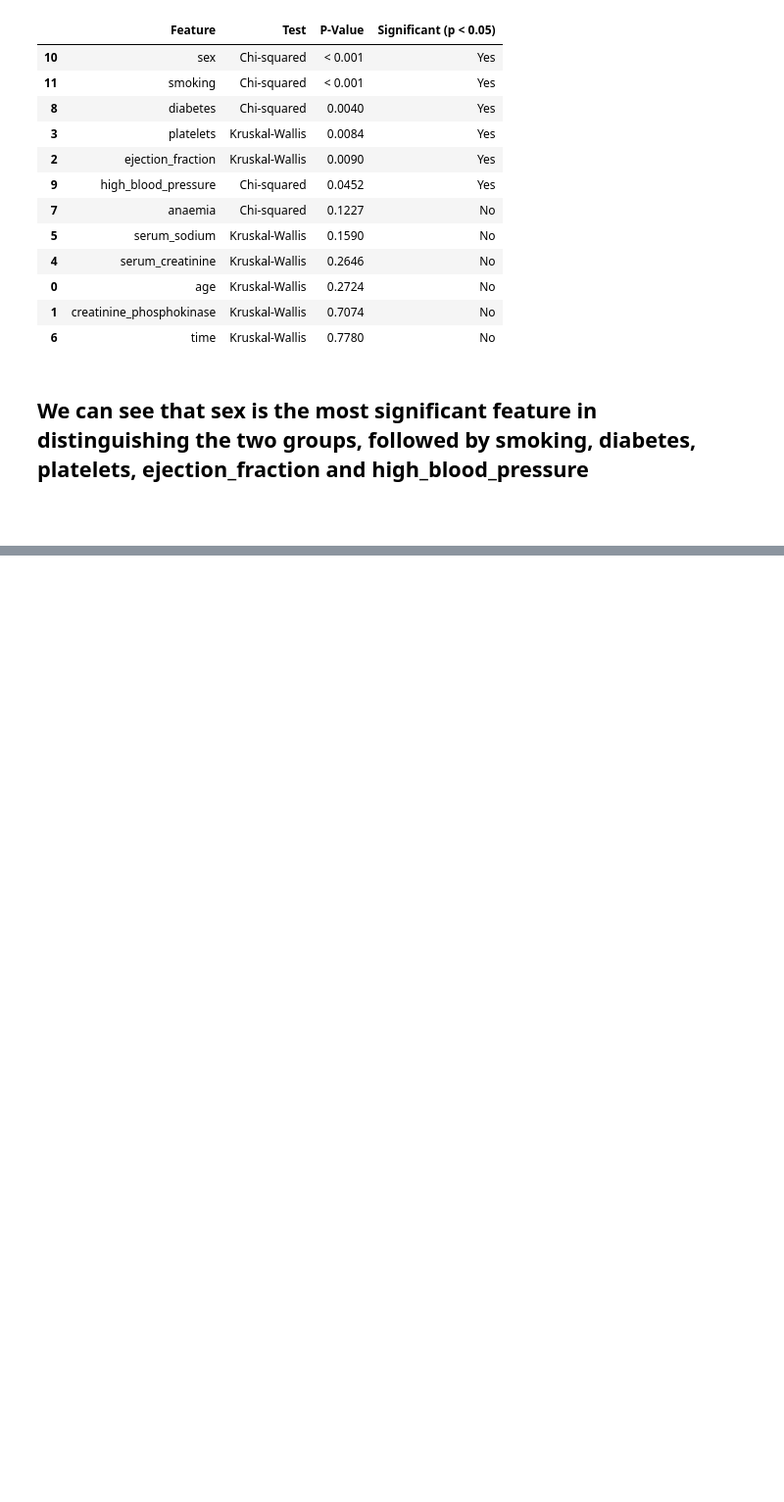
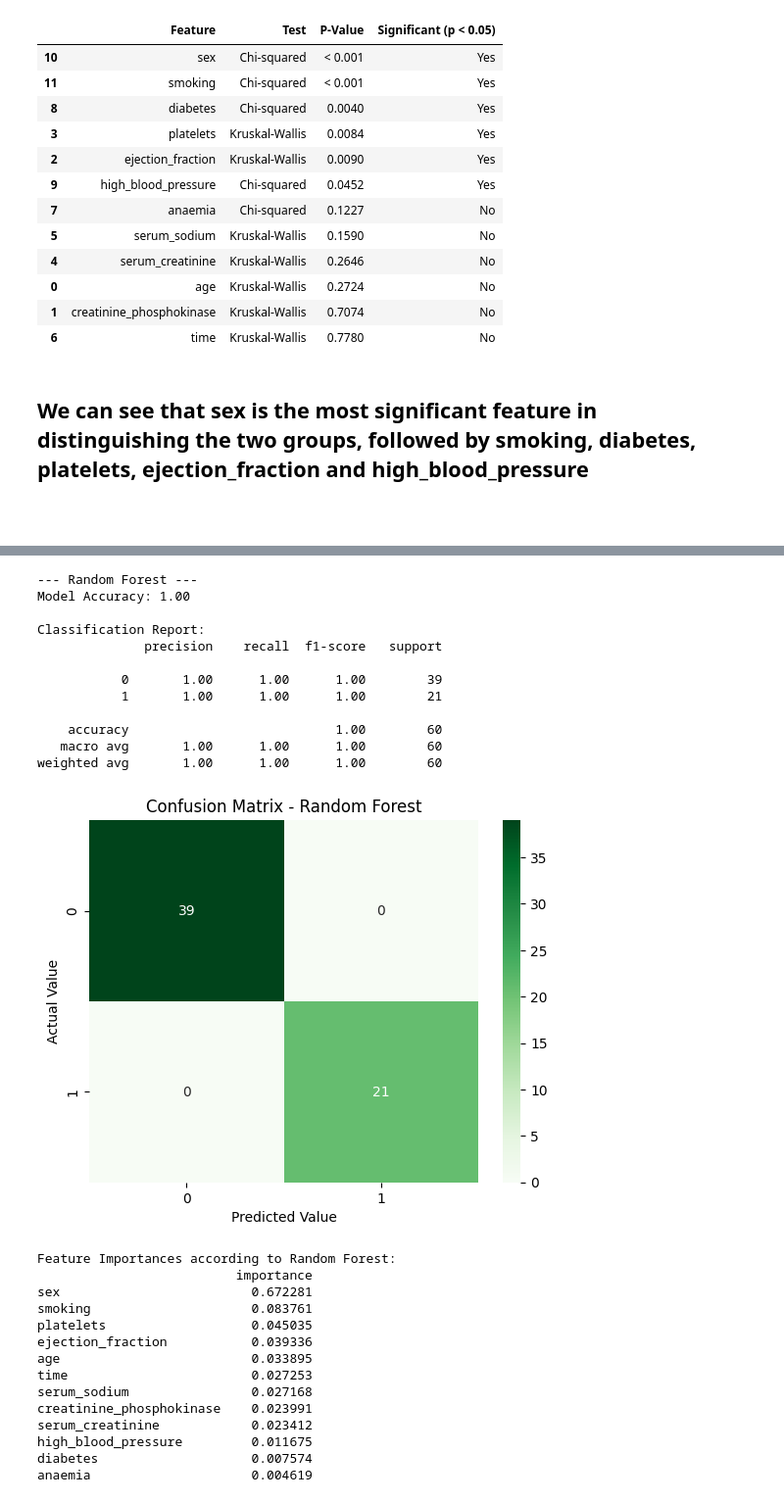
Before and after one commit to haricalzi/Scientific-visualization, a Jupyter notebook: Project1_Clustering/heart_failure_clustering.ipynb, the cells around one changed output, grey strips where cells are left out. Shown at 98% size. Cells and saved outputs as stored; diff of their text form; code cells hidden in the pictures; blank space fills up the shorter version.

```diff
--- a/Project1_Clustering/heart_failure_clustering.ipynb
+++ b/Project1_Clustering/heart_failure_clustering.ipynb
@@ -567,0 +439,71 @@ smoking                     0.011198
+# %%
+
+# Classification task to predict 'target' using Random Forest
+
+import pandas as pd
+from sklearn.preprocessing import StandardScaler
+from sklearn.ensemble import RandomForestClassifier
+from sklearn.metrics import accuracy_score, classification_report, confusion_matrix
+import seaborn as sns
+import matplotlib.pyplot as plt
+
+
+# Model Training
+rf_clf = RandomForestClassifier(n_estimators=100, random_state=42)
+rf_clf.fit(X_train_scaled, y_train.ravel())
+
+# Prediction and Evaluation
+y_pred_rf = rf_clf.predict(X_test_scaled)
+
+# Print the results
+print("\n--- Random Forest ---")
+accuracy_rf = accuracy_score(y_test, y_pred_rf)
+print(f"Model Accuracy: {accuracy_rf:.2f}")
+print("\nClassification Report:")
+print(classification_report(y_test, y_pred_rf))
+
+# Confusion Matrix
+cm_rf = confusion_matrix(y_test, y_pred_rf)
+sns.heatmap(cm_rf, annot=True, fmt='d', cmap='Greens')
+plt.title('Confusion Matrix - Random Forest')
+plt.ylabel('Actual Value')
+plt.xlabel('Predicted Value')
+plt.show()
+
+# Analysis of Feature Importances
+feature_importances = pd.DataFrame(
+    rf_clf.feature_importances_,
+    index = X_original.columns,
+    columns=['importance']
+).sort_values('importance', ascending=False)
+
+print("\nFeature Importances according to Random Forest:")
+print(feature_importances)
+# %% [output]
+--- Random Forest ---
+Model Accuracy: 1.00
+
+Classification Report:
+              precision    recall  f1-score   support
+
+           0       1.00      1.00      1.00        39
+           1       1.00      1.00      1.00        21
+
+    accuracy                           1.00        60
+   macro avg       1.00      1.00      1.00        60
+weighted avg       1.00      1.00      1.00        60
+[figure, added]
+Feature Importances according to Random Forest:
+                          importance
+sex                         0.672281
+smoking                     0.083761
+platelets                   0.045035
+ejection_fraction           0.039336
+age                         0.033895
+time                        0.027253
+serum_sodium                0.027168
+creatinine_phosphokinase    0.023991
+serum_creatinine            0.023412
+high_blood_pressure         0.011675
+diabetes                    0.007574
+anaemia                     0.004619
```
Also changed, not shown: parts of 4 cells of this notebook.
